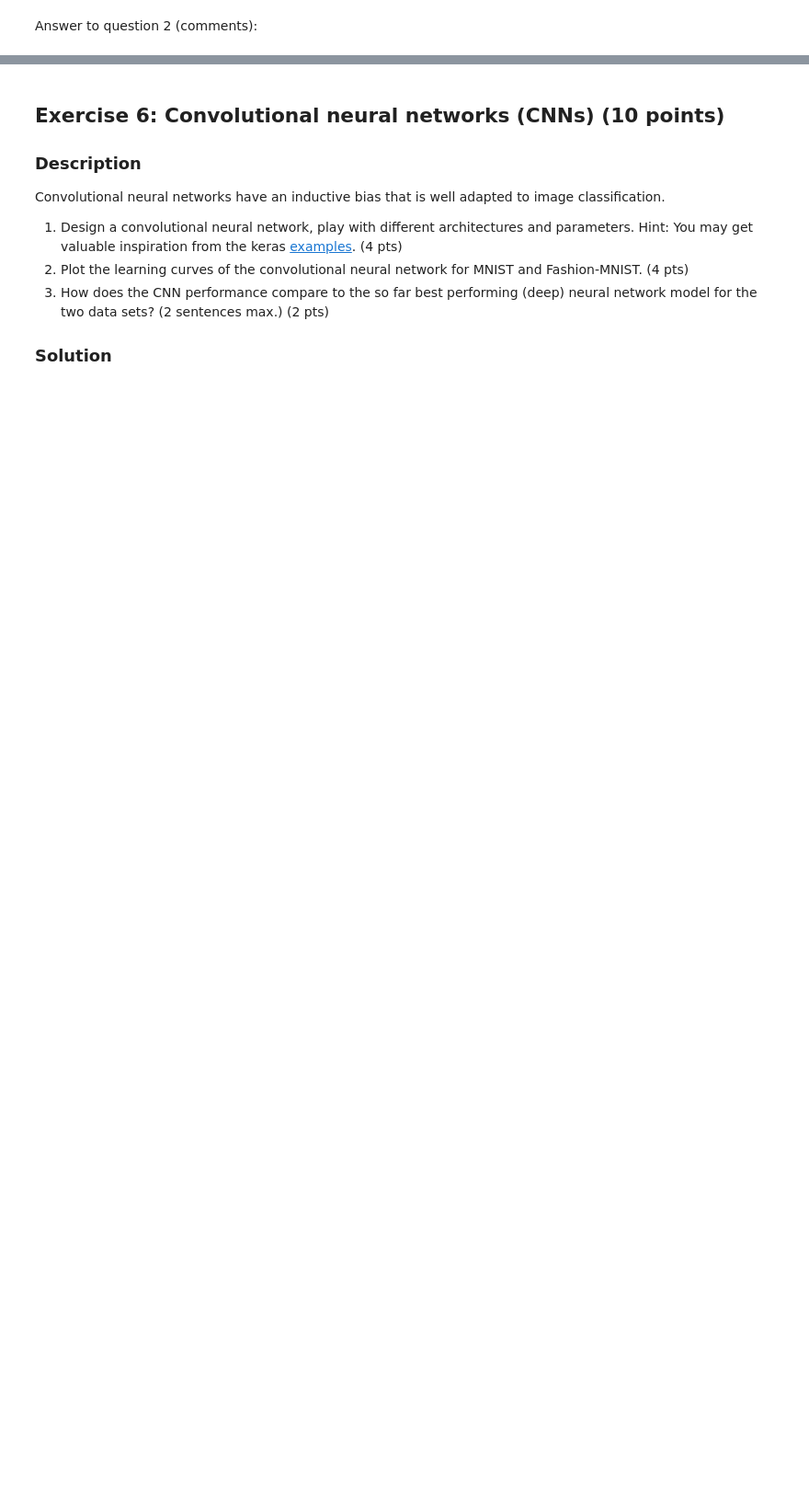
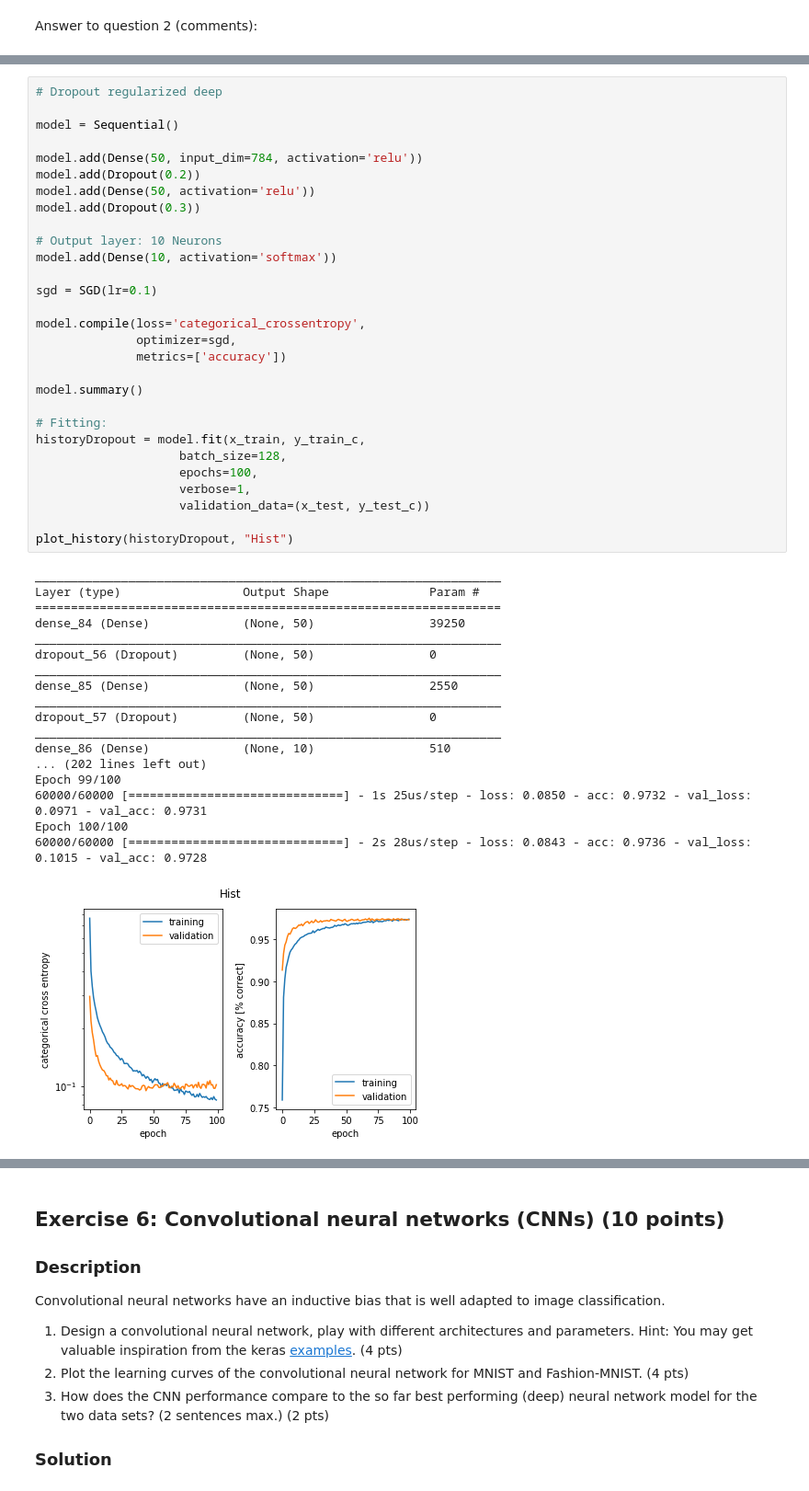
Before and after one commit to FredrikBixo/Artificial-neural-networks-miniproject1, a Jupyter notebook: miniproject1.ipynb, the cells around one changed output, grey strips where cells are left out. Shown at 92% size. Saved outputs shown, nothing was run; the diff lists cells and outputs as text; blank space fills up the shorter version.

```diff
--- a/miniproject1.ipynb
+++ b/miniproject1.ipynb
@@ -747,0 +983,48 @@ Answer to question 2 (comments):
+# %%
+# Dropout regularized deep
+
+model = Sequential()
+
+model.add(Dense(50, input_dim=784, activation='relu'))
+model.add(Dropout(0.2))
+model.add(Dense(50, activation='relu'))
+model.add(Dropout(0.3))
+
+# Output layer: 10 Neurons
+model.add(Dense(10, activation='softmax'))
+
+sgd = SGD(lr=0.1)
+
+model.compile(loss='categorical_crossentropy',
+              optimizer=sgd,
+              metrics=['accuracy'])
+
+model.summary()
+
+# Fitting:
+historyDropout = model.fit(x_train, y_train_c,
+                    batch_size=128,
+                    epochs=100,
+                    verbose=1,
+                    validation_data=(x_test, y_test_c))
+
+plot_history(historyDropout, "Hist")
+# %% [output]
+_________________________________________________________________
+Layer (type)                 Output Shape              Param #
+=================================================================
+dense_84 (Dense)             (None, 50)                39250
+_________________________________________________________________
+dropout_56 (Dropout)         (None, 50)                0
+_________________________________________________________________
+dense_85 (Dense)             (None, 50)                2550
+_________________________________________________________________
+dropout_57 (Dropout)         (None, 50)                0
+_________________________________________________________________
+dense_86 (Dense)             (None, 10)                510
+... (202 lines left out)
+Epoch 99/100
+60000/60000 [==============================] - 1s 25us/step - loss: 0.0850 - acc: 0.9732 - val_loss: 0.0971 - val_acc: 0.9731
+Epoch 100/100
+60000/60000 [==============================] - 2s 28us/step - loss: 0.0843 - acc: 0.9736 - val_loss: 0.1015 - val_acc: 0.9728
+[figure, added]
```
Also changed, not shown: parts of 19 cells of this notebook.
